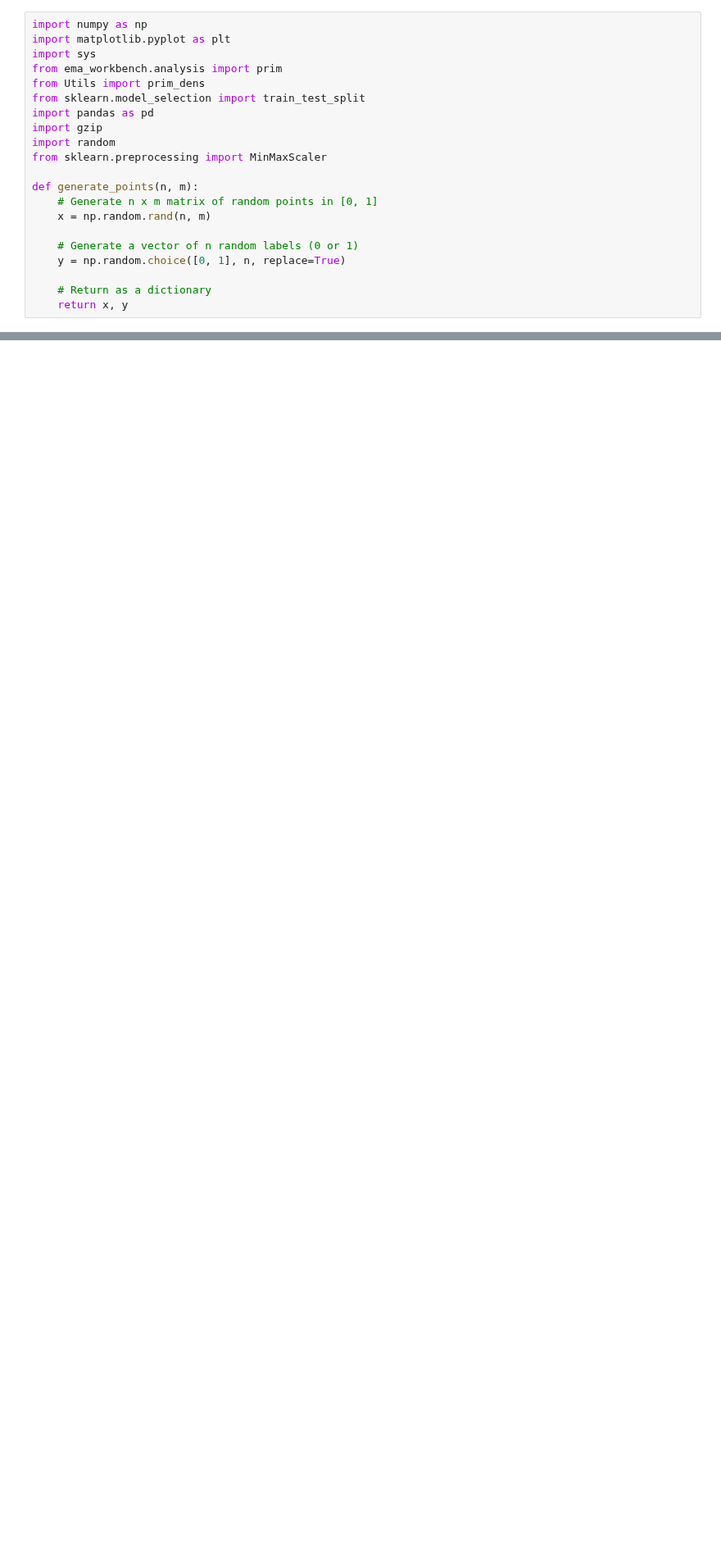
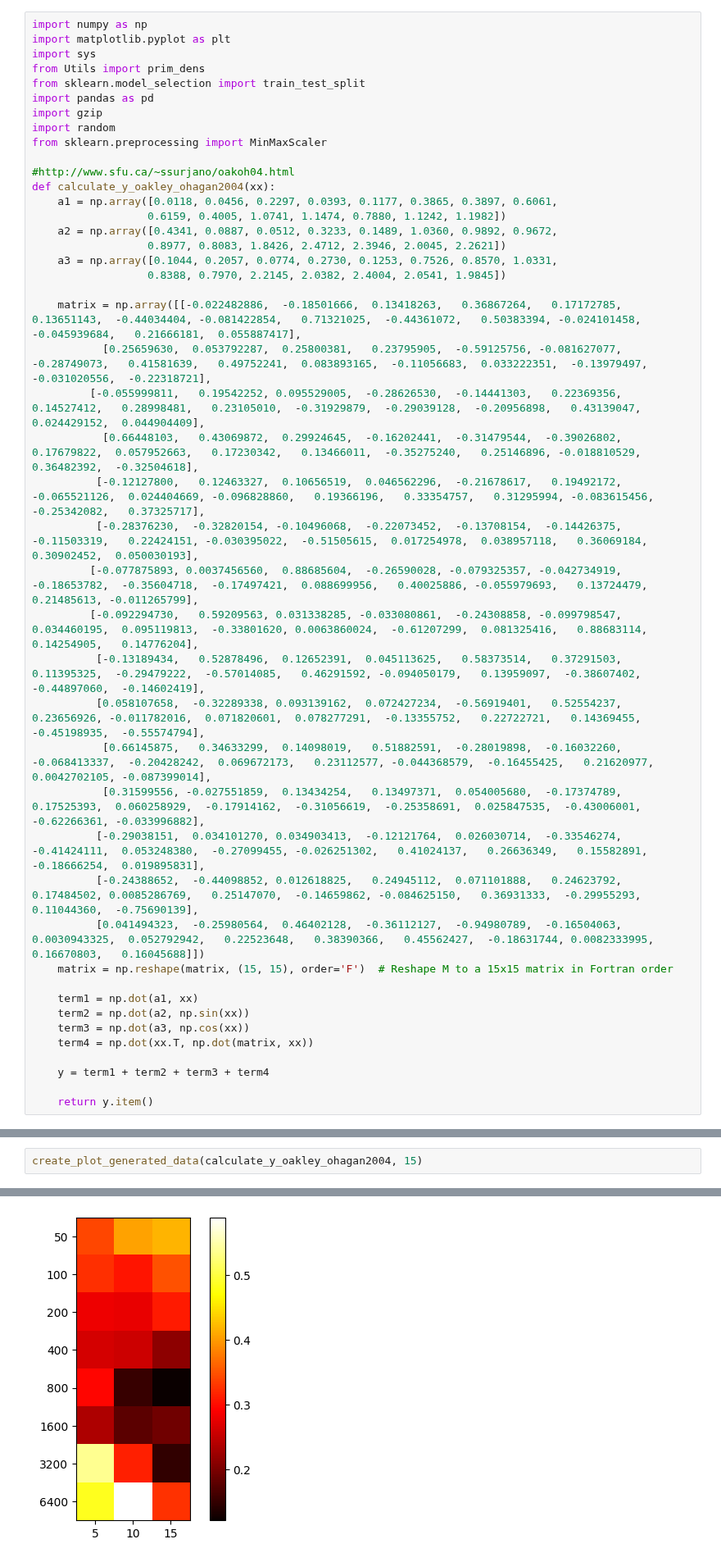
Before and after one commit to inagege/ImprovingSubgroupDiscovery, a Jupyter notebook: PRIM_Performance_Analyzing/PRIM_Baseline.ipynb, the cells around one changed output, grey strips where cells are left out. Shown at 82% size. Saved outputs shown, nothing was run; the diff lists cells and outputs as text; blank space fills up the shorter version.

```diff
--- a/PRIM_Performance_Analyzing/PRIM_Baseline.ipynb
+++ b/PRIM_Performance_Analyzing/PRIM_Baseline.ipynb
@@ -2,7 +2,6 @@
 import numpy as np
 import matplotlib.pyplot as plt
 import sys
-from ema_workbench.analysis import prim
 from Utils import prim_dens
 from sklearn.model_selection import train_test_split
 import pandas as pd
@@ -10,12 +9,37 @@ import gzip
 import random
 from sklearn.preprocessing import MinMaxScaler
 
-def generate_points(n, m):
-    # Generate n x m matrix of random points in [0, 1]
-    x = np.random.rand(n, m)
+#http://www.sfu.ca/~ssurjano/oakoh04.html
+def calculate_y_oakley_ohagan2004(xx):
+    a1 = np.array([0.0118, 0.0456, 0.2297, 0.0393, 0.1177, 0.3865, 0.3897, 0.6061,
+                  0.6159, 0.4005, 1.0741, 1.1474, 0.7880, 1.1242, 1.1982])
+    a2 = np.array([0.4341, 0.0887, 0.0512, 0.3233, 0.1489, 1.0360, 0.9892, 0.9672,
+                  0.8977, 0.8083, 1.8426, 2.4712, 2.3946, 2.0045, 2.2621])
+    a3 = np.array([0.1044, 0.2057, 0.0774, 0.2730, 0.1253, 0.7526, 0.8570, 1.0331,
+                  0.8388, 0.7970, 2.2145, 2.0382, 2.4004, 2.0541, 1.9845])
 
-    # Generate a vector of n random labels (0 or 1)
-    y = np.random.choice([0, 1], n, replace=True)
+    matrix = np.array([[-0.022482886,  -0.18501666,  0.13418263,   0.36867264,   0.17172785,   0.13651143,  -0.44034404, -0.081422854,   0.71321025,  -0.44361072,   0.50383394, -0.024101458, -0.045939684,   0.21666181,  0.055887417],
+           [0.25659630,  0.053792287,  0.25800381,   0.23795905,  -0.59125756, -0.081627077,  -0.28749073,   0.41581639,   0.49752241,  0.083893165,  -0.11056683,  0.033222351,  -0.13979497, -0.031020556,  -0.22318721],
+         [-0.055999811,   0.19542252, 0.095529005,  -0.28626530,  -0.14441303,   0.22369356,   0.14527412,   0.28998481,   0.23105010,  -0.31929879,  -0.29039128,  -0.20956898,   0.43139047,  0.024429152,  0.044904409],
+           [0.66448103,   0.43069872,  0.29924645,  -0.16202441,  -0.31479544,  -0.39026802,   0.17679822,  0.057952663,   0.17230342,   0.13466011,  -0.35275240,   0.25146896, -0.018810529,   0.36482392,  -0.32504618],
+          [-0.12127800,   0.12463327,  0.10656519,  0.046562296,  -0.21678617,   0.19492172, -0.065521126,  0.024404669, -0.096828860,   0.19366196,   0.33354757,   0.31295994, -0.083615456,  -0.25342082,   0.37325717],
+          [-0.28376230,  -0.32820154, -0.10496068,  -0.22073452,  -0.13708154,  -0.14426375,  -0.11503319,   0.22424151, -0.030395022,  -0.51505615,  0.017254978,  0.038957118,   0.36069184,   0.30902452,  0.050030193],
+         [-0.077875893, 0.0037456560,  0.88685604,  -0.26590028, -0.079325357, -0.042734919,  -0.18653782,  -0.35604718,  -0.17497421,  0.088699956,   0.40025886, -0.055979693,   0.13724479,   0.21485613, -0.011265799],
+         [-0.092294730,   0.59209563, 0.031338285, -0.033080861,  -0.24308858, -0.099798547,  0.034460195,  0.095119813,  -0.33801620, 0.0063860024,  -0.61207299,  0.081325416,   0.88683114,   0.14254905,   0.14776204],
+          [-0.13189434,   0.52878496,  0.12652391,  0.045113625,   0.58373514,   0.37291503,   0.11395325,  -0.29479222,  -0.57014085,   0.46291592, -0.094050179,   0.13959097,  -0.38607402,  -0.44897060,  -0.14602419],
+          [0.058107658,  -0.32289338, 0.093139162,  0.072427234,  -0.56919401,   0.52554237,   0.23656926, -0.011782016,  0.071820601,  0.078277291,  -0.13355752,   0.22722721,   0.14369455,  -0.45198935,  -0.55574794],
+           [0.66145875,   0.34633299,  0.14098019,   0.51882591,  -0.28019898,  -0.16032260, -0.068413337,  -0.20428242,  0.069672173,   0.23112577, -0.044368579,  -0.16455425,   0.21620977, 0.0042702105, -0.087399014],
+           [0.31599556, -0.027551859,  0.13434254,   0.13497371,  0.054005680,  -0.17374789,   0.17525393,  0.060258929,  -0.17914162,  -0.31056619,  -0.25358691,  0.025847535,  -0.43006001,  -0.62266361, -0.033996882],
+          [-0.29038151,  0.034101270, 0.034903413,  -0.12121764,  0.026030714,  -0.33546274,  -0.41424111,  0.053248380,  -0.27099455, -0.026251302,   0.41024137,   0.26636349,   0.15582891,  -0.18666254,  0.019895831],
+          [-0.24388652,  -0.44098852, 0.012618825,   0.24945112,  0.071101888,   0.24623792,   0.17484502, 0.0085286769,   0.25147070,  -0.14659862, -0.084625150,   0.36931333,  -0.29955293,   0.11044360,  -0.75690139],
+          [0.041494323,  -0.25980564,  0.46402128,  -0.36112127,  -0.94980789,  -0.16504063, 0.0030943325,  0.052792942,   0.22523648,   0.38390366,   0.45562427,  -0.18631744, 0.0082333995,   0.16670803,   0.16045688]])
+    matrix = np.reshape(matrix, (15, 15), order='F')  # Reshape M to a 15x15 matrix in Fortran order
 
-    # Return as a dictionary
-    return x, y
+    term1 = np.dot(a1, xx)
+    term2 = np.dot(a2, np.sin(xx))
+    term3 = np.dot(a3, np.cos(xx))
+    term4 = np.dot(xx.T, np.dot(matrix, xx))
+
+    y = term1 + term2 + term3 + term4
+
+    return y.item()
@@ -106,0 +174,3 @@ experiment 32/32
+# %%
+create_plot_generated_data(calculate_y_oakley_ohagan2004, 15)
+# %% [output]
@@ -106,0 +178 @@ experiment 32/32
+[figure, added]
```
Also changed, not shown: parts of 12 cells of this notebook, 10 other files.
